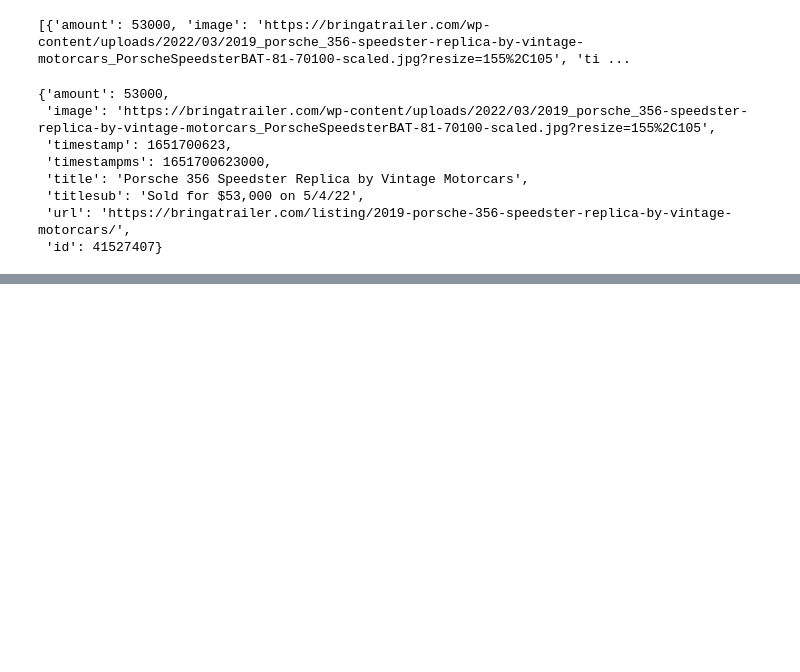
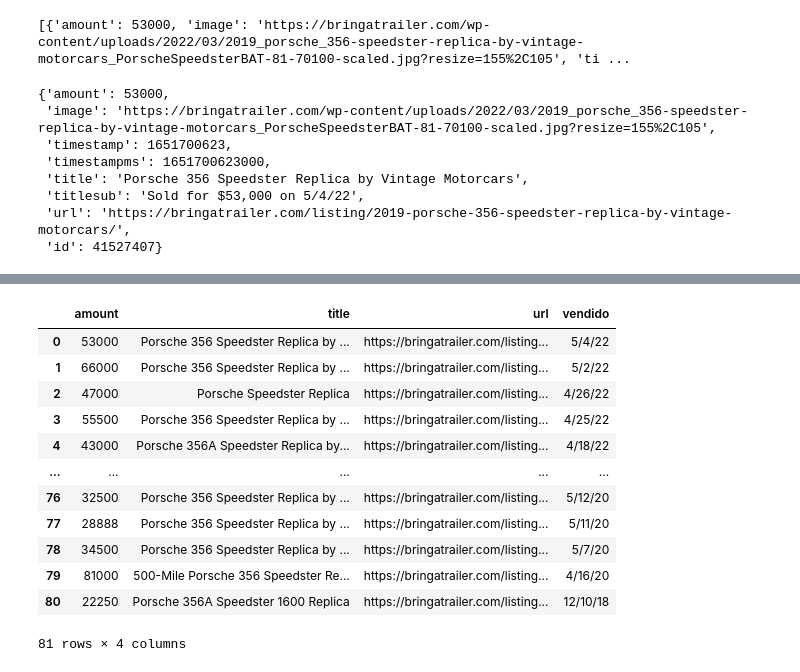
Before and after one commit to joooser/Web_Scrapper_Auction_Results_BaT, a Jupyter notebook: 356ReplicaBat.ipynb, the cells around one changed output, grey strips where cells are left out. Cells and saved outputs as stored; diff of their text form; code cells hidden in the pictures; blank space fills up the shorter version.

```diff
--- a/356ReplicaBat.ipynb
+++ b/356ReplicaBat.ipynb
@@ -127,0 +156,16 @@ df
+# %%
+df3
+# %% [output]
+|  | amount | title | url | vendido |
+| 0 | 53000 | Porsche 356 Speedster Replica by ... | https://bringatrailer.com/listing... | 5/4/22 |
+| 1 | 66000 | Porsche 356 Speedster Replica by ... | https://bringatrailer.com/listing... | 5/2/22 |
+| 2 | 47000 | Porsche Speedster Replica | https://bringatrailer.com/listing... | 4/26/22 |
+| 3 | 55500 | Porsche 356 Speedster Replica by ... | https://bringatrailer.com/listing... | 4/25/22 |
+| 4 | 43000 | Porsche 356A Speedster Replica by... | https://bringatrailer.com/listing... | 4/18/22 |
+| ... | ... | ... | ... | ... |
+| 76 | 32500 | Porsche 356 Speedster Replica by ... | https://bringatrailer.com/listing... | 5/12/20 |
+| 77 | 28888 | Porsche 356 Speedster Replica by ... | https://bringatrailer.com/listing... | 5/11/20 |
+| 78 | 34500 | Porsche 356 Speedster Replica by ... | https://bringatrailer.com/listing... | 5/7/20 |
+| 79 | 81000 | 500-Mile Porsche 356 Speedster Re... | https://bringatrailer.com/listing... | 4/16/20 |
+| 80 | 22250 | Porsche 356A Speedster 1600 Replica | https://bringatrailer.com/listing... | 12/10/18 |
+81 rows × 4 columns
```
Also changed, not shown: parts of 16 cells of this notebook.
